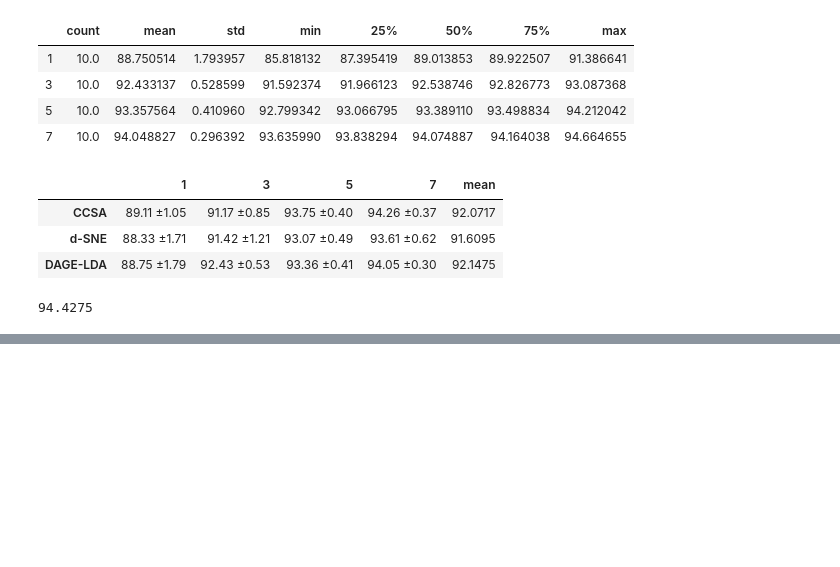
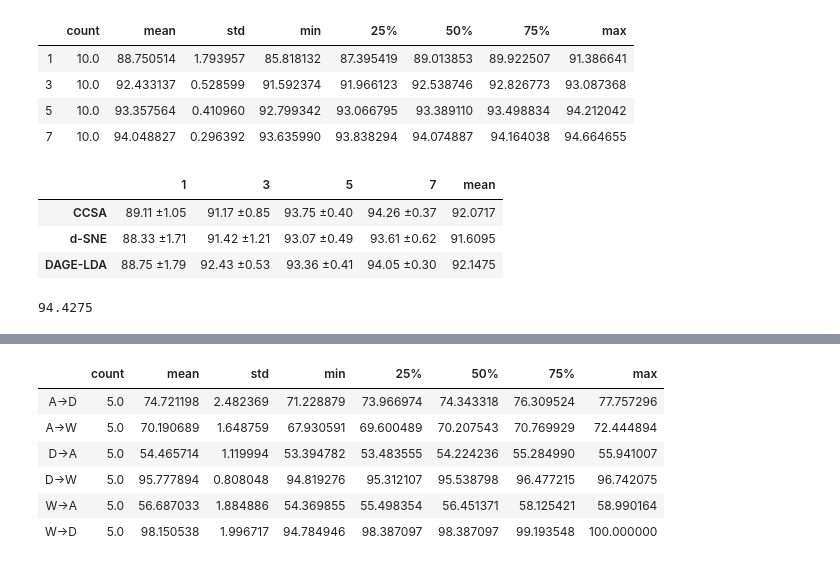
Before and after one commit to LukasHedegaard/dage, a Jupyter notebook: notebooks/test-eval.ipynb, the cells around one changed output, grey strips where cells are left out. Saved outputs shown, nothing was run; the diff lists cells and outputs as text; code cells hidden in the pictures; blank space fills up the shorter version.

```diff
--- a/notebooks/test-eval.ipynb
+++ b/notebooks/test-eval.ipynb
@@ -654,0 +673,14 @@ sum([92.90, 93.55, 95.13, 96.13])/4
+# %%
+tune_source_resnet50v2_cg = get_score_combinations_new(
+    method='tune_source',
+    experiment_id='resnet50v2_aug_coarse_grad_ft',
+)*100
+tune_source_resnet50v2_cg.describe().T.sort_index()
+# %% [output]
+|  | count | mean | std | min | 25% | 50% | 75% | max |
+| A->D | 5.0 | 74.721198 | 2.482369 | 71.228879 | 73.966974 | 74.343318 | 76.309524 | 77.757296 |
+| A->W | 5.0 | 70.190689 | 1.648759 | 67.930591 | 69.600489 | 70.207543 | 70.769929 | 72.444894 |
+| D->A | 5.0 | 54.465714 | 1.119994 | 53.394782 | 53.483555 | 54.224236 | 55.284990 | 55.941007 |
+| D->W | 5.0 | 95.777894 | 0.808048 | 94.819276 | 95.312107 | 95.538798 | 96.477215 | 96.742075 |
+| W->A | 5.0 | 56.687033 | 1.884886 | 54.369855 | 55.498354 | 56.451371 | 58.125421 | 58.990164 |
+| W->D | 5.0 | 98.150538 | 1.996717 | 94.784946 | 98.387097 | 98.387097 | 99.193548 | 100.000000 |
```
Also changed, not shown: parts of 20 cells of this notebook.
